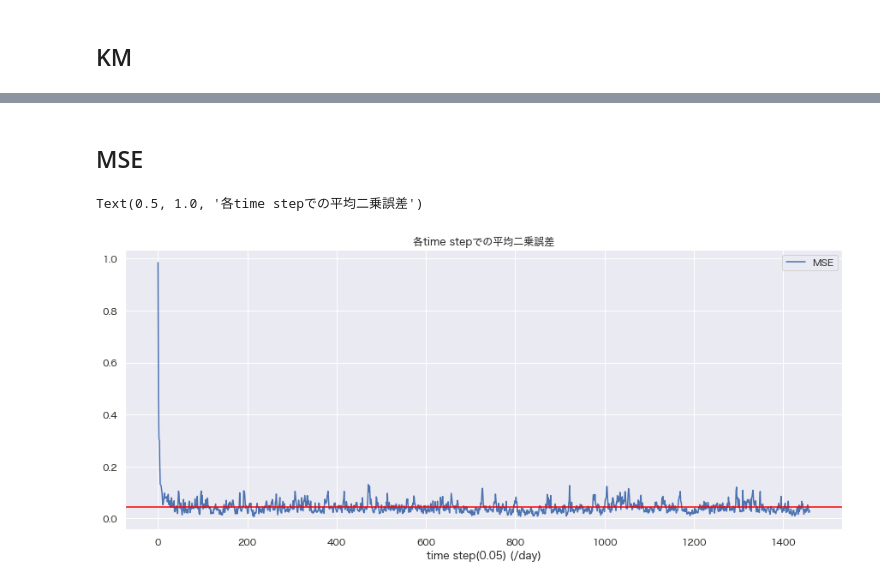
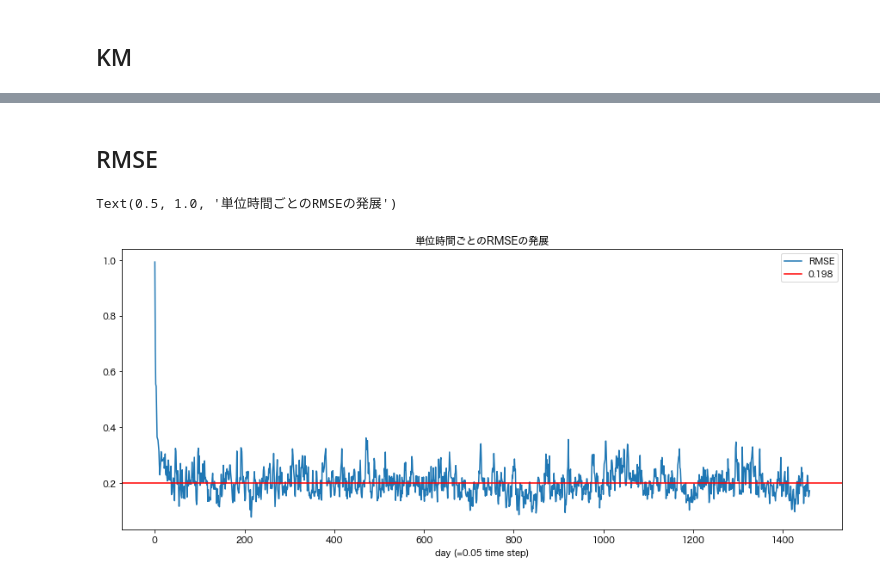
Before and after one commit to washingtk/data-assimilation-A, a Jupyter notebook: notebooks/task5/KF_simulation.ipynb, the cells around one changed output, grey strips where cells are left out. Saved outputs shown, nothing was run; the diff lists cells and outputs as text; code cells hidden in the pictures.

```diff
--- a/notebooks/task5/KF_simulation.ipynb
+++ b/notebooks/task5/KF_simulation.ipynb
@@ -241,16 +241,23 @@ Text(0.5, 1.0, 'ある地点での解析結果(1400stepまで)')
 # %% [markdown]
-## MSE
+## RMSE
 # %%
 err = np.power(x_analyze - origin, 2).sum(axis=1) / 40
 noise_err = np.power(noise, 2).sum(axis=1) / 40
 # %%
+# origin = origin[:-1, :]
+err = np.power(x_analyze - origin, 2).sum(axis=1) / 40
+noise_err = np.power(noise, 2).sum(axis=1) / 40
+rmse = np.sqrt(err)
+
 fig, ax = plt.subplots(figsize=(15, 6))
-ax.plot(err, label="MSE")
-ax.axhline(np.average(err), color="red")
+ax.plot(rmse, label="RMSE")
+# ax.plot(err)
+ave_rmse = np.average(rmse[400:])
+ax.axhline(ave_rmse, color="red", label=f"{ave_rmse:.3f}")
 # ax.plot(noise_err[six_hour], label="noise MSE")
 ax.legend()
-ax.set_xlabel("time step(0.05) (/day)")
-ax.set_title("各time stepでの平均二乗誤差")
+ax.set_xlabel("day (=0.05 time step)")
+ax.set_title("単位時間ごとのRMSEの発展")
 # %% [output]
-Text(0.5, 1.0, '各time stepでの平均二乗誤差')
+Text(0.5, 1.0, '単位時間ごとのRMSEの発展')
-[figure, old version]
+[figure, new version]
```
Also changed, not shown: parts of 2 cells of this notebook, 4 other files.
